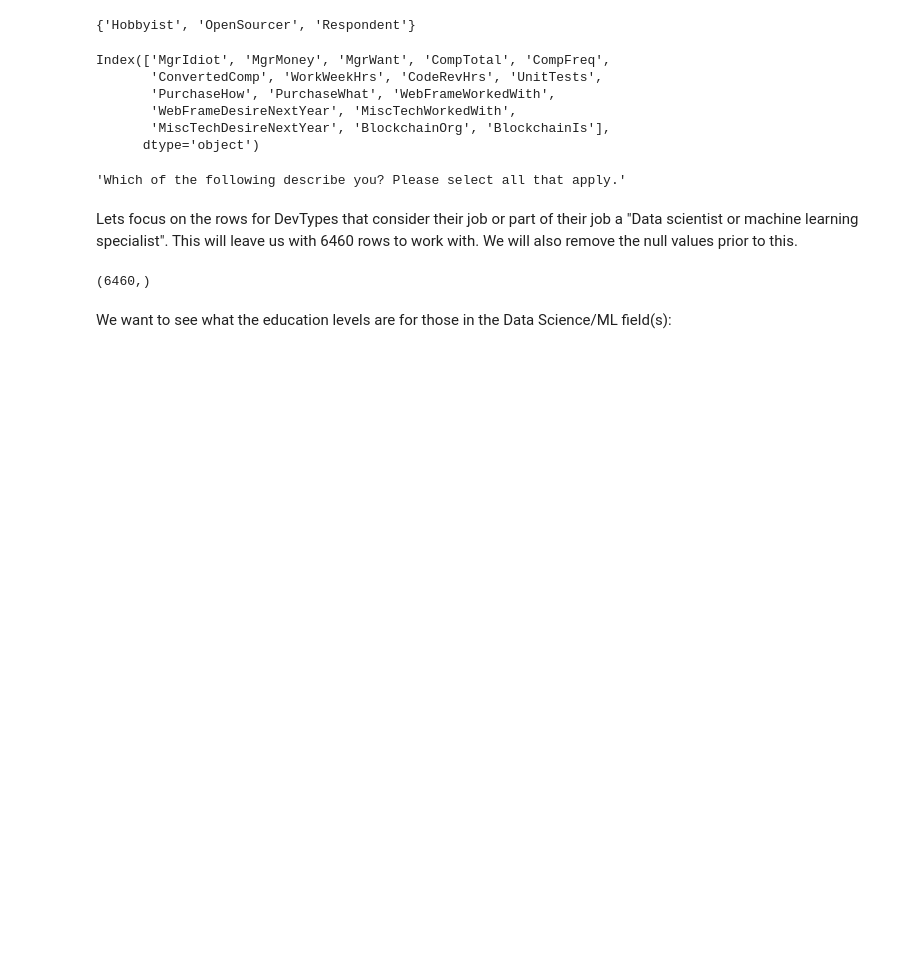
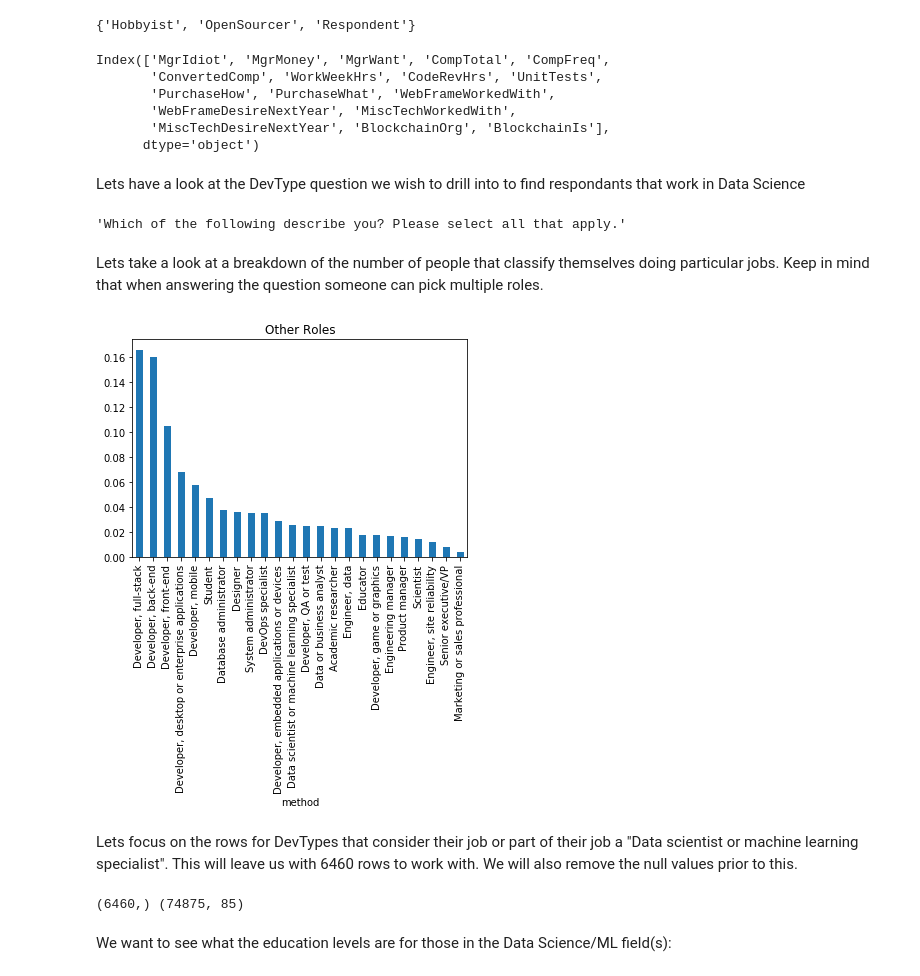
Before and after one commit to lilleboe/stackoverflow_research, a Jupyter notebook: research.ipynb, the cells around one changed output. Cells and saved outputs as stored; diff of their text form; code cells hidden in the pictures; blank space fills up the shorter version.

Commit message:
added comparisons between DS & Others

```diff
--- a/research.ipynb
+++ b/research.ipynb
@@ -57,18 +55,28 @@ Index(['MgrIdiot', 'MgrMoney', 'MgrWant', 'CompTotal', 'CompFreq',
        'WebFrameDesireNextYear', 'MiscTechWorkedWith',
        'MiscTechDesireNextYear', 'BlockchainOrg', 'BlockchainIs'],
       dtype='object')
+# %% [markdown]
+Lets have a look at the DevType question we wish to drill into to find respondants that work in Data Science
 # %%
 get_description('DevType', schema)
 # %% [output]
 'Which of the following describe you? Please select all that apply.'
+# %% [markdown]
+Lets take a look at a breakdown of the number of people that classify themselves doing particular jobs.  Keep in mind that when answering the question someone can pick multiple roles.
+# %%
+list_values = count_lists(df, col='DevType', delim=';')
+props_df = clean_and_plot(df, list_values, col='DevType', title='Other Roles')
+# %% [output]
+[figure, added]
 # %% [markdown]
 Lets focus on the rows for DevTypes that consider their job or part of their job a "Data scientist or machine learning specialist".  This will leave us with 6460 rows to work with. We will also remove the null values prior to this.
 # %%
 df = df[df.DevType.notnull()]
+df_origin = df[df['DevType'].str.contains('Data scientist or machine learning specialist') == False]
 df = df[df['DevType'].str.contains('Data scientist or machine learning specialist')]
-df['DevType'].shape
+print(df['DevType'].shape, df_origin.shape)
 # %% [output]
-(6460,)
+(6460,) (74875, 85)
 # %% [markdown]
 We want to see what the education levels are for those in the Data Science/ML field(s):
 # %%
```
Also changed, not shown: parts of 22 cells of this notebook.
